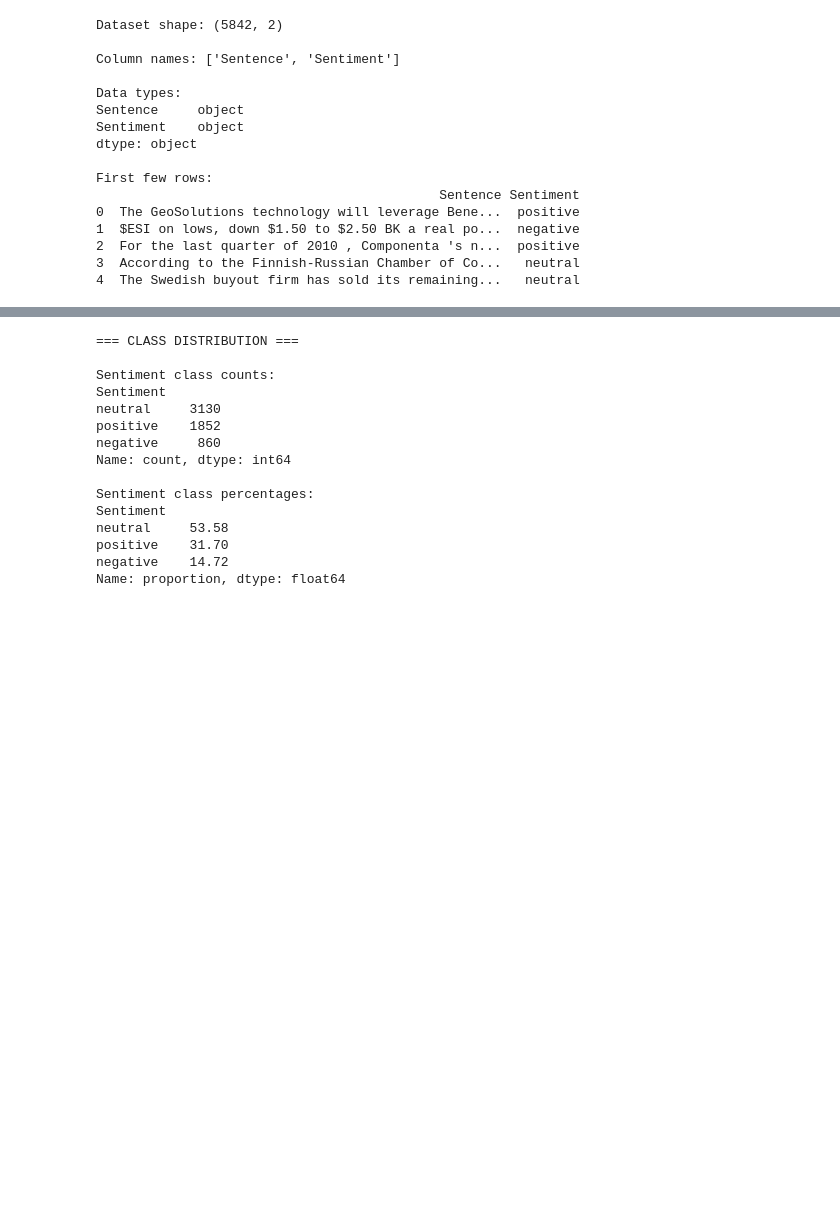
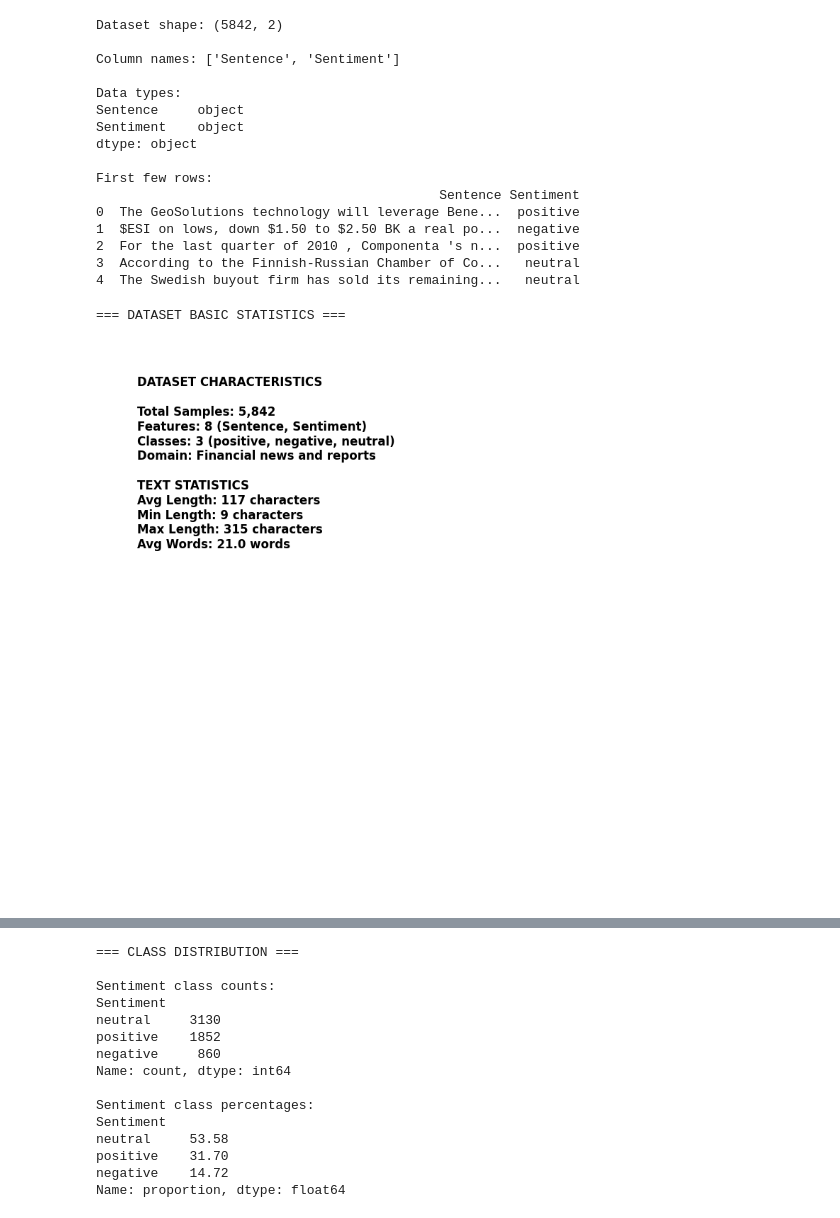
Before and after one commit to biplovgautam/nepali-sentiment-analysis, a Jupyter notebook: utils/edapreprocess.ipynb, the cells around one changed output, grey strips where cells are left out. Drawn from its saved outputs; the diff is of its cells as text; code cells hidden in the pictures; blank space fills up the shorter version.

```diff
--- a/utils/edapreprocess.ipynb
+++ b/utils/edapreprocess.ipynb
@@ -43,3 +43,36 @@ First few rows:
 2  For the last quarter of 2010 , Componenta 's n...  positive
 3  According to the Finnish-Russian Chamber of Co...   neutral
 4  The Swedish buyout firm has sold its remaining...   neutral
+# %%
+# Dataset Basic Statistics
+print("=== DATASET BASIC STATISTICS ===")
+
+# Create dataset statistics visualization
+fig, ax = plt.subplots(1, 1, figsize=(10, 8))
+
+dataset_info = [
+    f"DATASET CHARACTERISTICS",
+    f"",
+    f"Total Samples: {len(df):,}",
+    f"Features: {len(df.columns)} (Sentence, Sentiment)",
+    f"Classes: {len(df['Sentiment'].unique())} (positive, negative, neutral)",
+    f"Domain: Financial news and reports",
+    f"",
+    f"TEXT STATISTICS",
+    f"Avg Length: {df['Sentence'].str.len().mean():.0f} characters",
+    f"Min Length: {df['Sentence'].str.len().min()} characters",
+    f"Max Length: {df['Sentence'].str.len().max()} characters",
+    f"Avg Words: {df['Sentence'].str.split().str.len().mean():.1f} words"
+]
+
+ax.text(0.05, 0.95, "\n".join(dataset_info), transform=ax.transAxes,
+         fontsize=12, verticalalignment='top', fontweight='bold')
+ax.set_xlim(0, 1)
+ax.set_ylim(0, 1)
+ax.axis('off')
+
+plt.tight_layout()
+plt.show()
+# %% [output]
+=== DATASET BASIC STATISTICS ===
+[figure, added]
```
Also changed, not shown: parts of 6 cells of this notebook, 1 other file.
